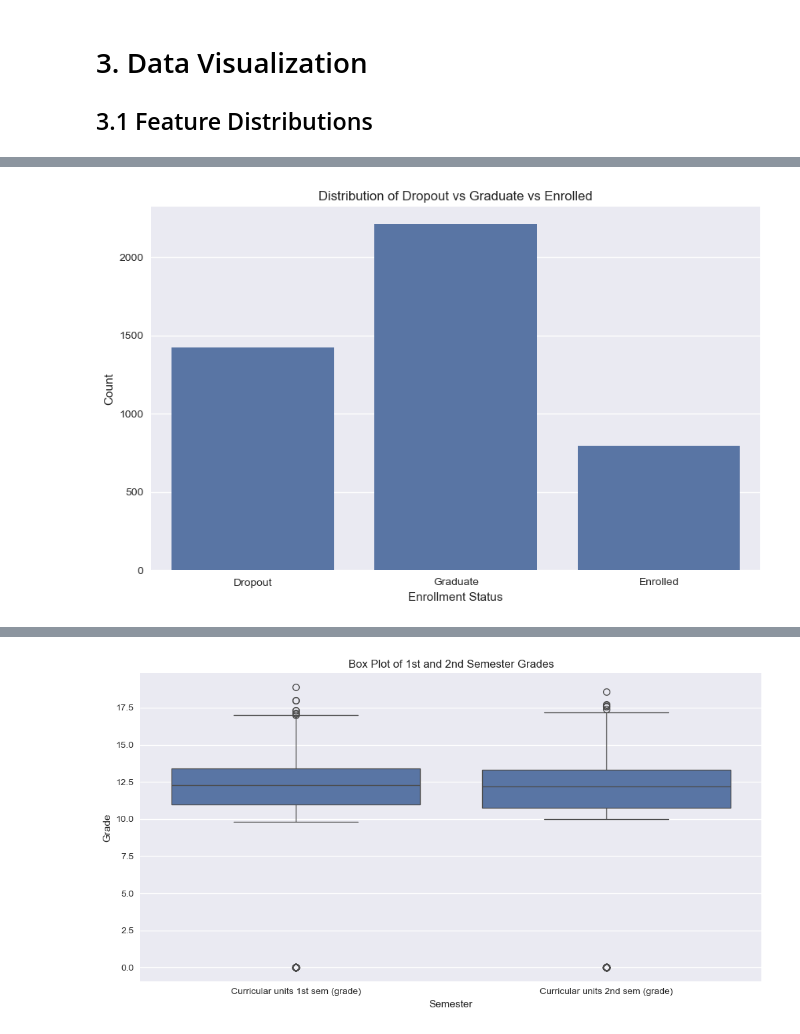
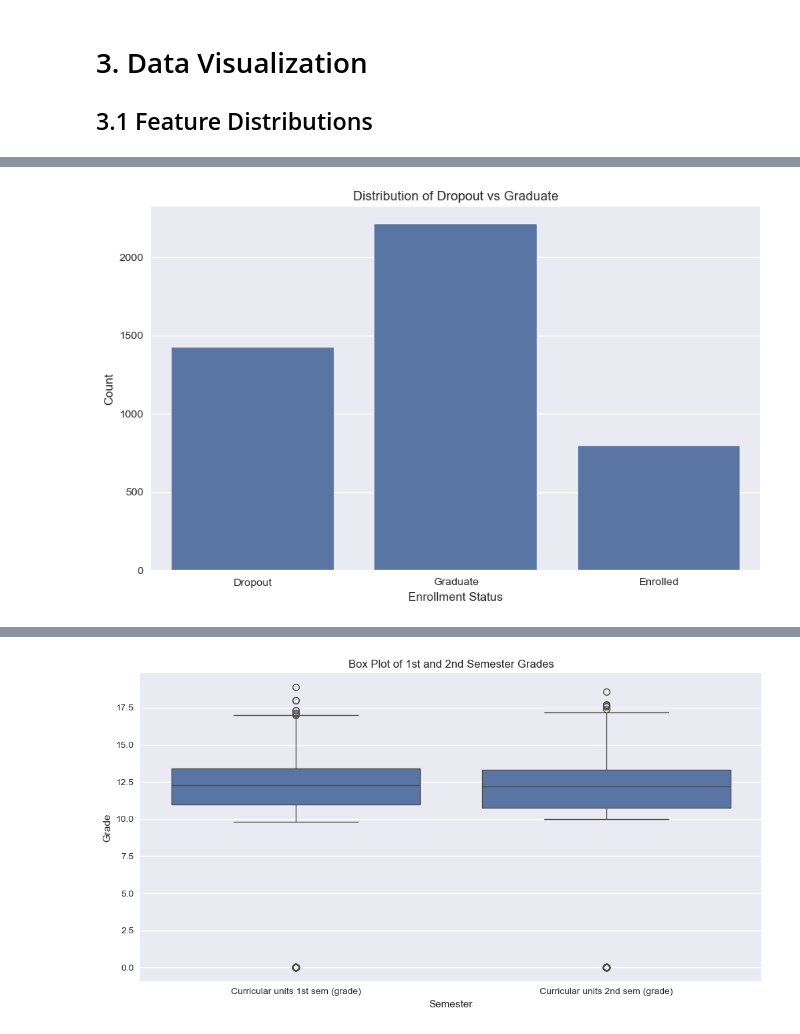
Before and after one commit to jadennathaniel/ml-lab1, a Jupyter notebook: lab1.ipynb, the cells around one changed output, grey strips where cells are left out. Saved outputs shown, nothing was run; the diff lists cells and outputs as text; code cells hidden in the pictures.

Commit message:
added graph

```diff
--- a/lab1.ipynb
+++ b/lab1.ipynb
@@ -190,10 +199,10 @@ plt.style.use('seaborn-v0_8')
 # %%
 # 1. Distribution of Dropout vs Graduate (categorical)
 plt.figure(figsize=(10, 6))
 sns.countplot(x='Dropout', data=df)
-plt.title('Distribution of Dropout vs Graduate vs Enrolled')
+plt.title('Distribution of Dropout vs Graduate')
 plt.xlabel('Enrollment Status')
 plt.ylabel('Count')
 plt.show()
 # %% [output]
-[figure, old version]
+[figure, new version]
```
Also changed, not shown: parts of 4 cells of this notebook.
